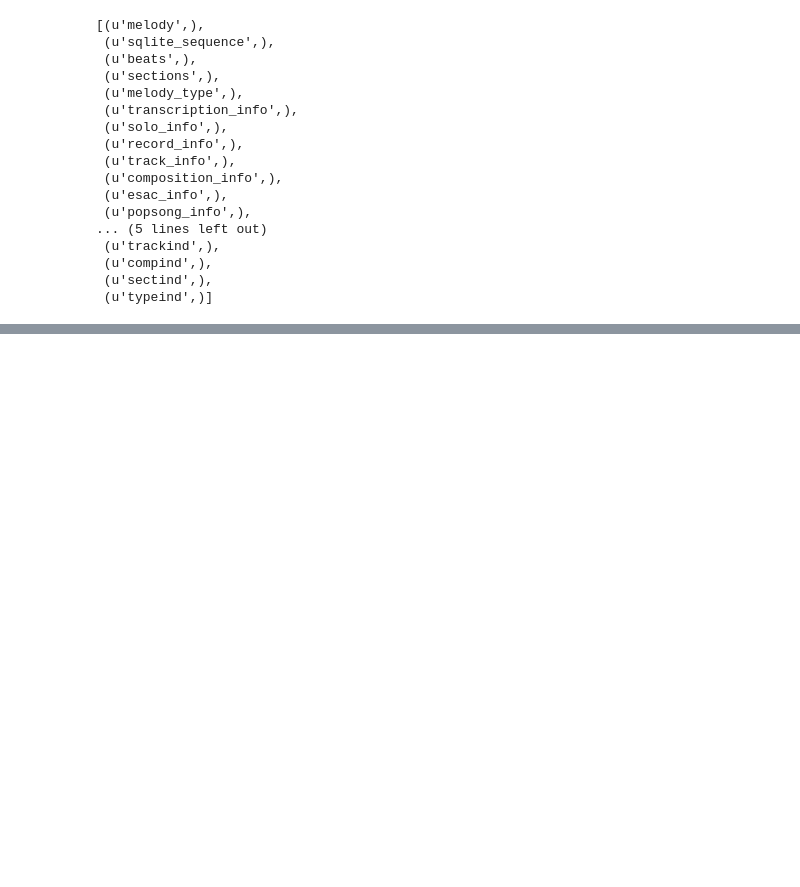
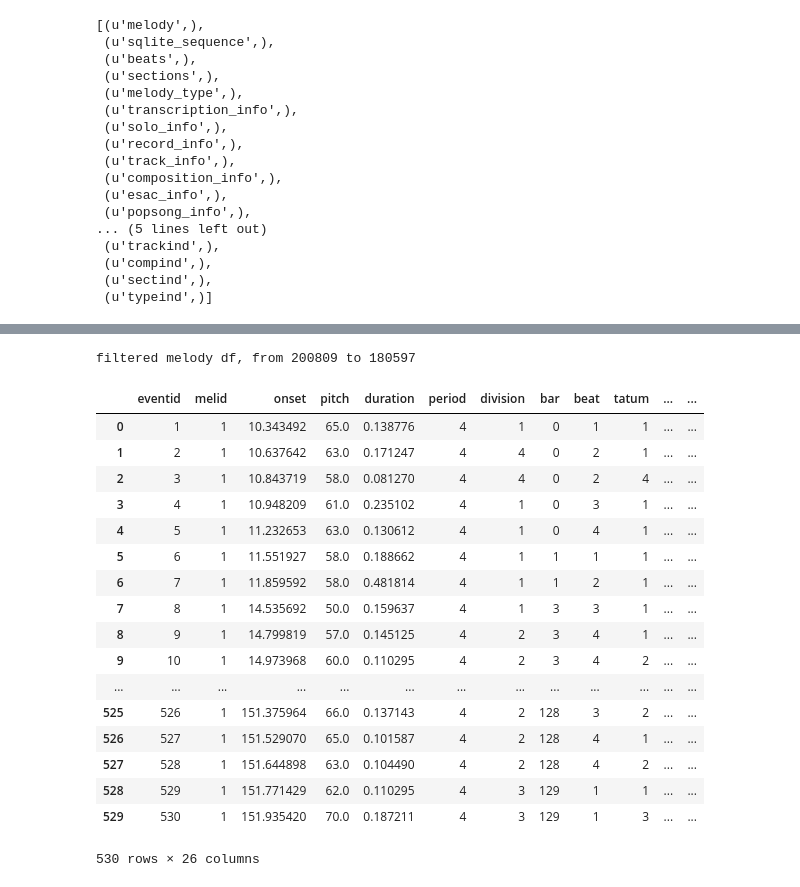
Before and after one commit to tom-robbins/jazz-prediction, a Jupyter notebook: jazz.ipynb, the cells around one changed output, grey strips where cells are left out. Saved outputs shown, nothing was run; the diff lists cells and outputs as text; code cells hidden in the pictures; blank space fills up the shorter version.

Commit message:
added transposing, filtering, and separating of melodies

```diff
--- a/jazz.ipynb
+++ b/jazz.ipynb
@@ -36,13 +41,11 @@ solo_info = pd.read_sql_table('solo_info', engine)
 record_info = pd.read_sql_table('record_info', engine)
 composition_info = pd.read_sql_table('composition_info', engine)
 # %%
-# df['melid' == 1]
 melody.loc[melody['melid'] == 5]
 print 'melody columns'
 print melody.columns.values
 
-melody = melody.filter(['eventid', 'melid', 'onset', 'pitch', 'duration', 'bar', 'beat', 'beatdur'])
-
-record_info
+melody_f = melody.filter(['eventid', 'melid', 'pitch'])
+#solo_info['key'].value_counts().plot(kind='bar')
 # %% [output]
 melody columns
@@ -70,0 +93,4 @@ ImportError: cannot import name hmm
+# %%
+transposition_dists = {}
+for i, r in solo_info.iterrows():
+    transposition_dists[r['melid']] = get_key_transpose(r['key'])
@@ -70,0 +103,12 @@ ImportError: cannot import name hmm
+# %%
+melody_filtered = melody.copy()
+notes_by_melody = {}
+for k, v in transposition_dists.iteritems():
+    if v is None:
+        melody_filtered = melody_filtered.loc[melody_filtered['melid'] != k]
+    else:
+        melody_filtered.loc[melody_filtered['melid'] == k, 'pitch'] += v[0]
+        notes_by_melody[k] = melody_filtered.loc[melody_filtered['melid'] == k]
+print 'filtered melody df, from %s to %s' % (melody.shape[0], melody_filtered.shape[0])
+# %% [output]
+filtered melody df, from 200809 to 180597
@@ -70,0 +118,21 @@ ImportError: cannot import name hmm
+# %%
+notes_by_melody[1]
+# %% [output]
+|  | eventid | melid | onset | pitch | duration | period | division | bar | beat | tatum | ... | ... |
+| 0 | 1 | 1 | 10.343492 | 65.0 | 0.138776 | 4 | 1 | 0 | 1 | 1 | ... | ... |
+| 1 | 2 | 1 | 10.637642 | 63.0 | 0.171247 | 4 | 4 | 0 | 2 | 1 | ... | ... |
+| 2 | 3 | 1 | 10.843719 | 58.0 | 0.081270 | 4 | 4 | 0 | 2 | 4 | ... | ... |
+| 3 | 4 | 1 | 10.948209 | 61.0 | 0.235102 | 4 | 1 | 0 | 3 | 1 | ... | ... |
+| 4 | 5 | 1 | 11.232653 | 63.0 | 0.130612 | 4 | 1 | 0 | 4 | 1 | ... | ... |
+| 5 | 6 | 1 | 11.551927 | 58.0 | 0.188662 | 4 | 1 | 1 | 1 | 1 | ... | ... |
+| 6 | 7 | 1 | 11.859592 | 58.0 | 0.481814 | 4 | 1 | 1 | 2 | 1 | ... | ... |
+| 7 | 8 | 1 | 14.535692 | 50.0 | 0.159637 | 4 | 1 | 3 | 3 | 1 | ... | ... |
+| 8 | 9 | 1 | 14.799819 | 57.0 | 0.145125 | 4 | 2 | 3 | 4 | 1 | ... | ... |
+| 9 | 10 | 1 | 14.973968 | 60.0 | 0.110295 | 4 | 2 | 3 | 4 | 2 | ... | ... |
+| ... | ... | ... | ... | ... | ... | ... | ... | ... | ... | ... | ... | ... |
+| 525 | 526 | 1 | 151.375964 | 66.0 | 0.137143 | 4 | 2 | 128 | 3 | 2 | ... | ... |
+| 526 | 527 | 1 | 151.529070 | 65.0 | 0.101587 | 4 | 2 | 128 | 4 | 1 | ... | ... |
+| 527 | 528 | 1 | 151.644898 | 63.0 | 0.104490 | 4 | 2 | 128 | 4 | 2 | ... | ... |
+| 528 | 529 | 1 | 151.771429 | 62.0 | 0.110295 | 4 | 3 | 129 | 1 | 1 | ... | ... |
+| 529 | 530 | 1 | 151.935420 | 70.0 | 0.187211 | 4 | 3 | 129 | 1 | 3 | ... | ... |
+530 rows × 26 columns
```
Also changed, not shown: parts of 6 cells of this notebook.
